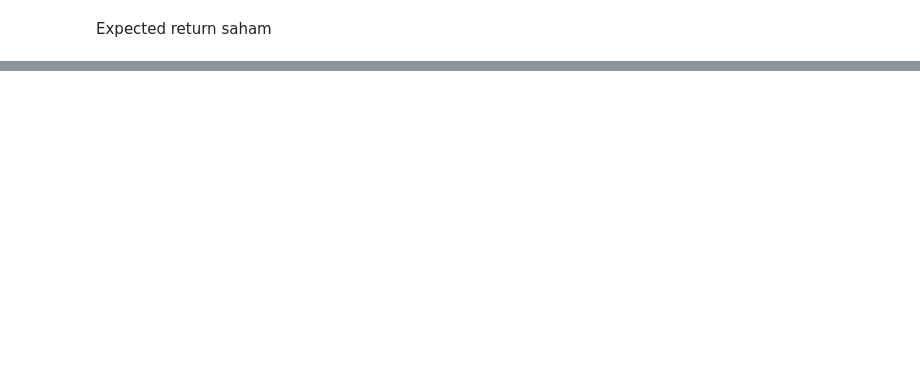
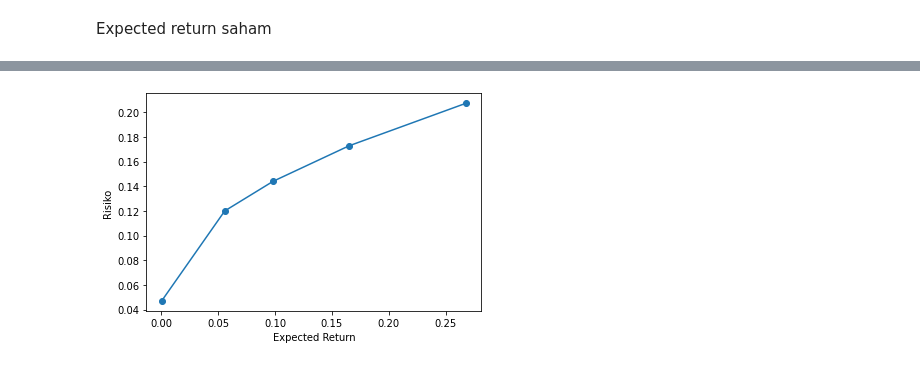
Before and after one commit to relfarizi/Portfolio-Saham, a Jupyter notebook: Portfolio_Saham.ipynb, the cells around one changed output, grey strips where cells are left out. Cells and saved outputs as stored; diff of their text form; code cells hidden in the pictures; blank space fills up the shorter version.

```diff
--- a/Portfolio_Saham.ipynb
+++ b/Portfolio_Saham.ipynb
@@ -335,8 +303,0 @@ tidak shoort selling
-# %%
-# risiko portfolio
-risk = w.dot(C).dot(wT)
-print("risk = ",risk)
-
-#Expetasi return
-ex_return = np.dot(m,wT)
-print("expektasi return = ", ex_return)
@@ -384,6 +303,0 @@ for i in range(len(w)) :
-# %%
-wT = np.transpose(w)
-eksp_return = m.dot(wT)
-min_risk = w.dot(C_matrix).dot(wT)
-print("ekspektasi return = ",eksp_return)
-print("risiko minimum = ", min_risk)
@@ -398,0 +304,19 @@ for i in range(len(w_new)) :
+# %%
+list_bobot = []
+i = 0
+for bobot in w_new :
+  tmp = []
+  wT = np.transpose(bobot)
+  risk = bobot.dot(C).dot(wT)
+  for x in bobot :
+    tmp.append(x)
+  tmp.append(list_EK[i])
+  tmp.append(risk)
+  list_bobot.append(tmp)
+  i+=1
+print(list_bobot)
+
+df = pd.DataFrame(list_bobot)
+df.columns = column
+df_port = df_port.append(df,ignore_index=True)
+df_port
@@ -398,0 +331,13 @@ for i in range(len(w_new)) :
+# %%
+import matplotlib.pyplot as plt
+
+y = df_port["Expected Return"]
+x = df_port["Risiko"]
+
+plt.plot(x,y)
+plt.scatter(x,y)
+plt.xlabel("Expected Return")
+plt.ylabel("Risiko")
+plt.show()
+# %% [output]
+[figure, added]
```
Also changed, not shown: parts of 22 cells of this notebook.
